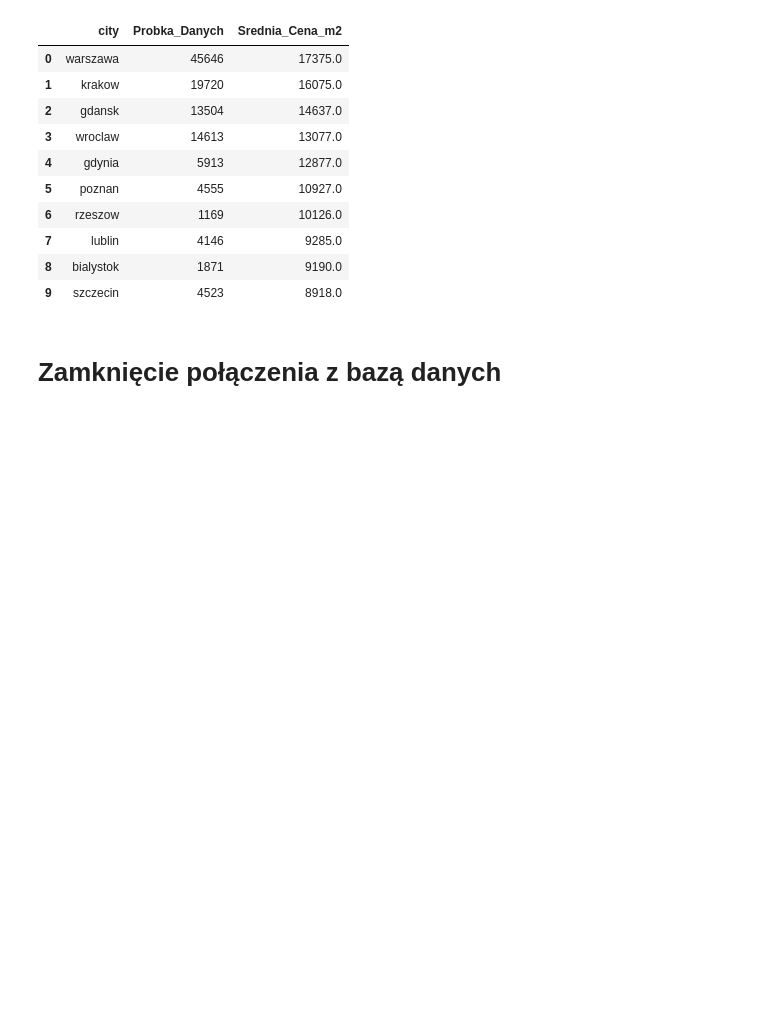
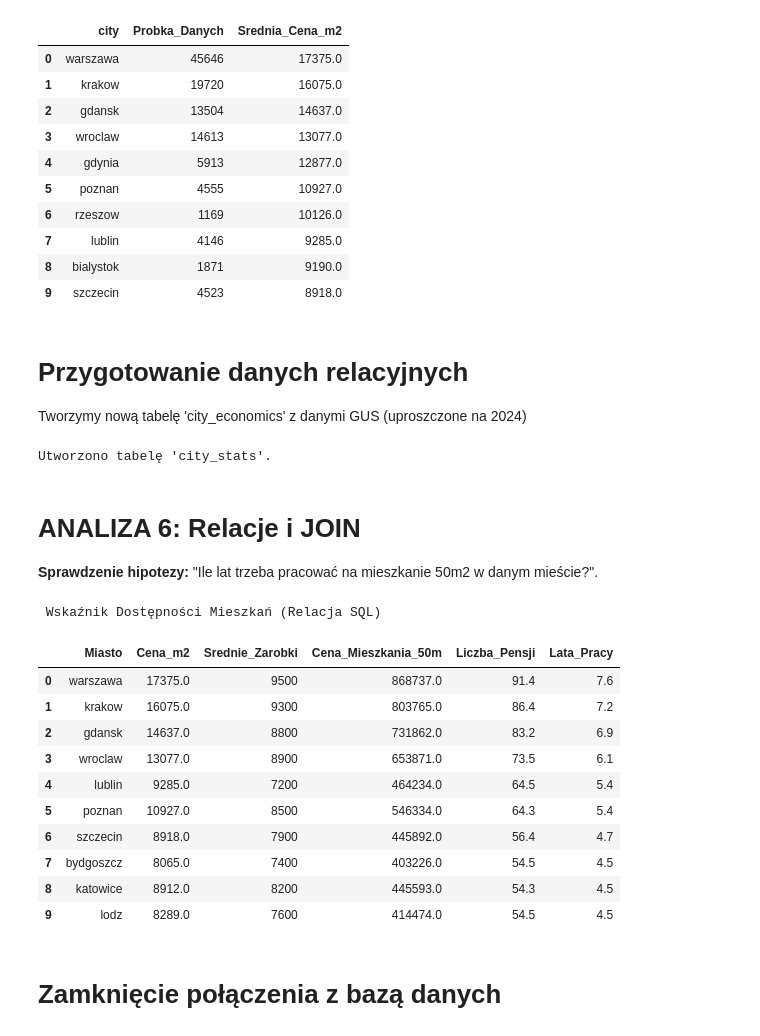
Before and after one commit to Sikorski06/Analysis-of-apartments-prices-in-Poland, a Jupyter notebook: 2_sql_business_analysis.ipynb, the cells around one changed output. Cells and saved outputs as stored; diff of their text form; code cells hidden in the pictures; blank space fills up the shorter version.

```diff
--- a/2_sql_business_analysis.ipynb
+++ b/2_sql_business_analysis.ipynb
@@ -203,6 +203,55 @@ display(run_query(query_5, "Najdroższe miasta (tylko istotne statystycznie)"))
 | 7 | lublin | 4146 | 9285.0 |
 | 8 | bialystok | 1871 | 9190.0 |
 | 9 | szczecin | 4523 | 8918.0 |
+# %% [markdown]
+# Przygotowanie danych relacyjnych
+Tworzymy nową tabelę 'city_economics' z danymi GUS (uproszczone na 2024)
+# %%
+economic_data = {
+    'city_name': ['warszawa', 'krakow', 'wroclaw', 'poznan', 'gdansk', 'lodz', 'szczecin', 'lublin', 'bydgoszcz', 'katowice'],
+    'avg_salary_gross': [9500, 9300, 8900, 8500, 8800, 7600, 7900, 7200, 7400, 8200]
+}
+
+df_economics = pd.DataFrame(economic_data)
+
+# Zapisujemy drugą tabelę do bazy
+df_economics.to_sql('city_stats', conn, if_exists='replace', index=False)
+
+print("Utworzono tabelę 'city_stats'.")
+# %% [output]
+Utworzono tabelę 'city_stats'.
+# %% [markdown]
+# ANALIZA 6: Relacje i JOIN
+**Sprawdzenie hipotezy:** "Ile lat trzeba pracować na mieszkanie 50m2 w danym mieście?".
+# %%
+query_join = """
+SELECT
+    a.city AS Miasto,
+    ROUND(AVG(a.price_per_m2), 0) AS Cena_m2,
+    e.avg_salary_gross AS Srednie_Zarobki, -- Policzenie ceny mieszkania 50m2
+    ROUND(AVG(a.price_per_m2) * 50, 0) AS Cena_Mieszkania_50m,
+    ROUND((AVG(a.price_per_m2) * 50) / e.avg_salary_gross, 1) AS Liczba_Pensji, -- Policzenie ile pensji trzeba na to mieszkanie (Cena / Zarobki)
+    ROUND(((AVG(a.price_per_m2) * 50) / e.avg_salary_gross) / 12, 1) AS Lata_Pracy -- Przeliczenie na lata (Liczba Pensji / 12)
+FROM apartments a
+INNER JOIN city_stats e ON a.city = e.city_name -- TU JEST RELACJA (JOIN)
+GROUP BY a.city, e.avg_salary_gross
+ORDER BY Lata_Pracy DESC;
+"""
+
+display(run_query(query_join, "Wskaźnik Dostępności Mieszkań (Relacja SQL)"))
+# %% [output]
+ Wskaźnik Dostępności Mieszkań (Relacja SQL)
+|  | Miasto | Cena_m2 | Srednie_Zarobki | Cena_Mieszkania_50m | Liczba_Pensji | Lata_Pracy |
+| 0 | warszawa | 17375.0 | 9500 | 868737.0 | 91.4 | 7.6 |
+| 1 | krakow | 16075.0 | 9300 | 803765.0 | 86.4 | 7.2 |
+| 2 | gdansk | 14637.0 | 8800 | 731862.0 | 83.2 | 6.9 |
+| 3 | wroclaw | 13077.0 | 8900 | 653871.0 | 73.5 | 6.1 |
+| 4 | lublin | 9285.0 | 7200 | 464234.0 | 64.5 | 5.4 |
+| 5 | poznan | 10927.0 | 8500 | 546334.0 | 64.3 | 5.4 |
+| 6 | szczecin | 8918.0 | 7900 | 445892.0 | 56.4 | 4.7 |
+| 7 | bydgoszcz | 8065.0 | 7400 | 403226.0 | 54.5 | 4.5 |
+| 8 | katowice | 8912.0 | 8200 | 445593.0 | 54.3 | 4.5 |
+| 9 | lodz | 8289.0 | 7600 | 414474.0 | 54.5 | 4.5 |
 # %% [markdown]
 # Zamknięcie połączenia z bazą danych
 # %%
```
